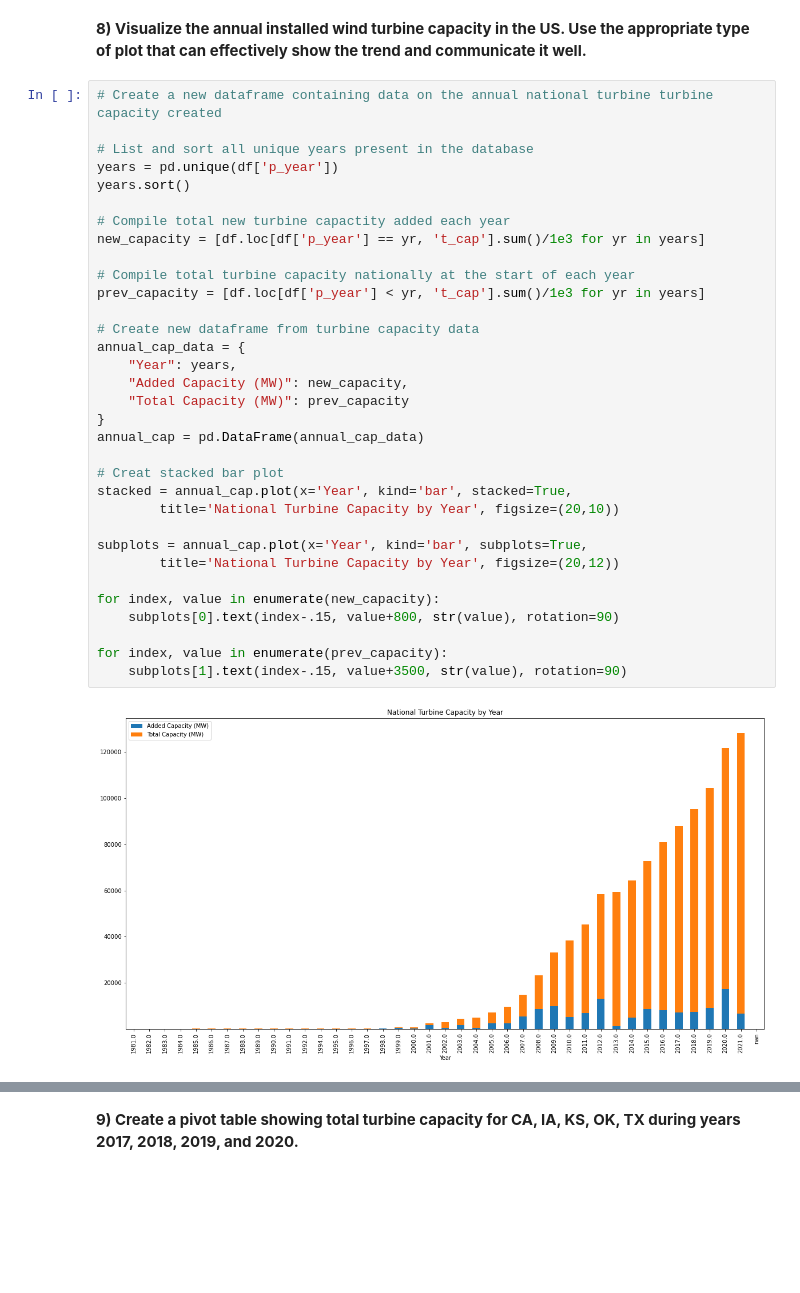
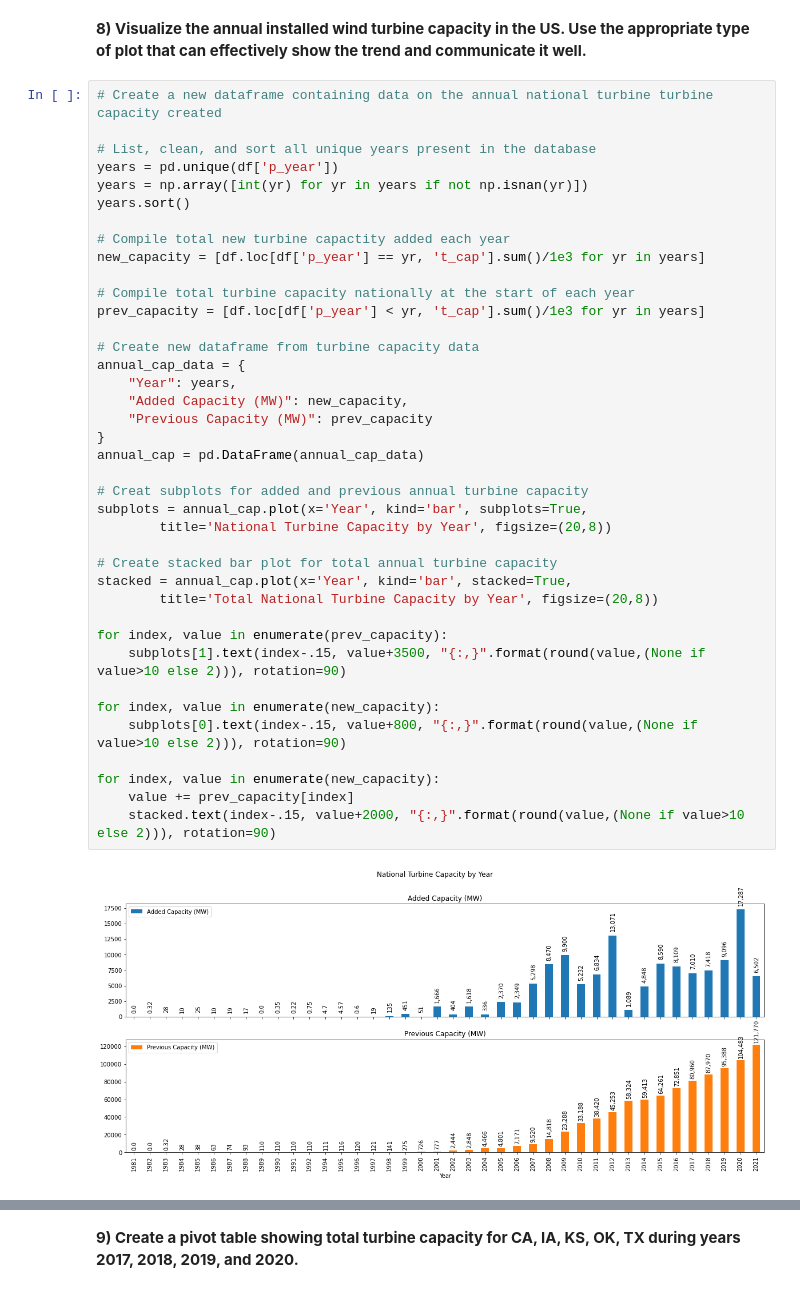
Before and after one commit to yairg98/Data-Driven-Problem-Solving, a Jupyter notebook: Midterm Project/Part 1/part1.ipynb, the cells around one changed output, grey strips where cells are left out. Cells and saved outputs as stored; diff of their text form; blank space fills up the shorter version.

```diff
--- a/Midterm Project/Part 1/part1.ipynb
+++ b/Midterm Project/Part 1/part1.ipynb
@@ -172,35 +172,41 @@ plot that can effectively show the trend and communicate it well.**
 # %%
 # Create a new dataframe containing data on the annual national turbine turbine capacity created
 
-# List and sort all unique years present in the database
+# List, clean, and sort all unique years present in the database
 years = pd.unique(df['p_year'])
+years = np.array([int(yr) for yr in years if not np.isnan(yr)])
 years.sort()
 
 # Compile total new turbine capactity added each year
 new_capacity = [df.loc[df['p_year'] == yr, 't_cap'].sum()/1e3 for yr in years]
 
 # Compile total turbine capacity nationally at the start of each year
 prev_capacity = [df.loc[df['p_year'] < yr, 't_cap'].sum()/1e3 for yr in years]
 
 # Create new dataframe from turbine capacity data
 annual_cap_data = {
     "Year": years,
     "Added Capacity (MW)": new_capacity,
-    "Total Capacity (MW)": prev_capacity
+    "Previous Capacity (MW)": prev_capacity
 }
 annual_cap = pd.DataFrame(annual_cap_data)
 
-# Creat stacked bar plot
+# Creat subplots for added and previous annual turbine capacity
+subplots = annual_cap.plot(x='Year', kind='bar', subplots=True,
+        title='National Turbine Capacity by Year', figsize=(20,8))
+
+# Create stacked bar plot for total annual turbine capacity
 stacked = annual_cap.plot(x='Year', kind='bar', stacked=True,
-        title='National Turbine Capacity by Year', figsize=(20,10))
+        title='Total National Turbine Capacity by Year', figsize=(20,8))
 
-subplots = annual_cap.plot(x='Year', kind='bar', subplots=True,
-        title='National Turbine Capacity by Year', figsize=(20,12))
+for index, value in enumerate(prev_capacity):
+    subplots[1].text(index-.15, value+3500, "{:,}".format(round(value,(None if value>10 else 2))), rotation=90)
 
 for index, value in enumerate(new_capacity):
-    subplots[0].text(index-.15, value+800, str(value), rotation=90)
+    subplots[0].text(index-.15, value+800, "{:,}".format(round(value,(None if value>10 else 2))), rotation=90)
 
-for index, value in enumerate(prev_capacity):
-    subplots[1].text(index-.15, value+3500, str(value), rotation=90)
+for index, value in enumerate(new_capacity):
+    value += prev_capacity[index]
+    stacked.text(index-.15, value+2000, "{:,}".format(round(value,(None if value>10 else 2))), rotation=90)
 # %% [output]
-[figure, old version]
+[figure, new version]
```
Also changed, not shown: parts of 2 cells of this notebook.
